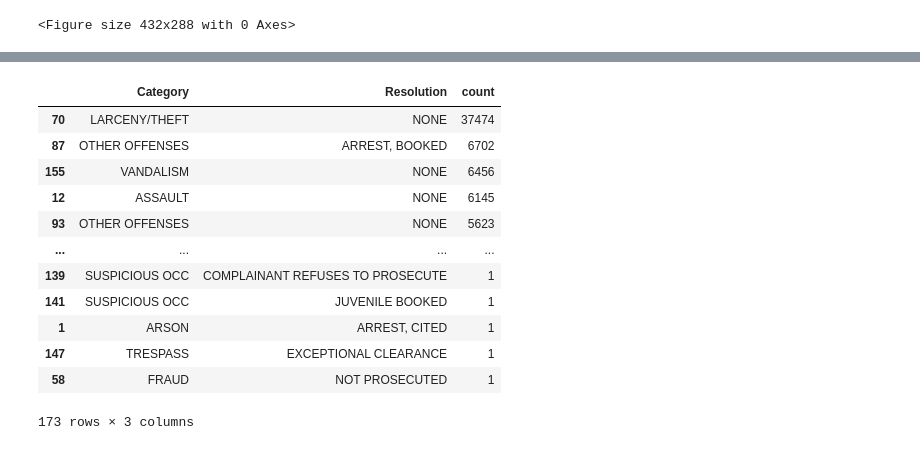
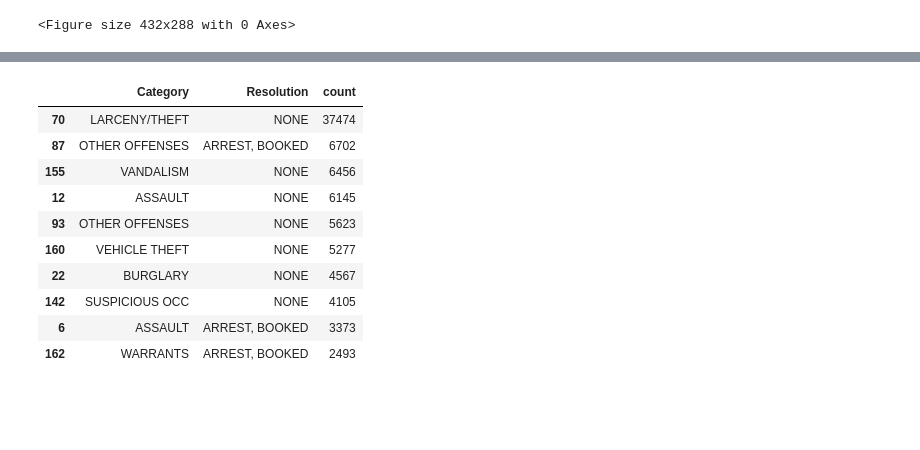
Before and after one commit to michellegillis/SFPD_Crime_Stats_Project, a Jupyter notebook: sf_crime_incident_number.ipynb, the cells around one changed output, grey strips where cells are left out. Drawn from its saved outputs; the diff is of its cells as text; code cells hidden in the pictures; blank space fills up the shorter version.

```diff
--- a/sf_crime_incident_number.ipynb
+++ b/sf_crime_incident_number.ipynb
@@ -158,16 +142,14 @@ fig
 # %%
-sfpd_incnum.groupby(['Category','Resolution']).size().reset_index(name='count').sort_values(by='count',ascending=False)
+sfpd_incnum.groupby(['Category','Resolution']).size().reset_index(name='count').sort_values(by='count',ascending=False).head(10)
 # %% [output]
 |  | Category | Resolution | count |
 | 70 | LARCENY/THEFT | NONE | 37474 |
 | 87 | OTHER OFFENSES | ARREST, BOOKED | 6702 |
 | 155 | VANDALISM | NONE | 6456 |
 | 12 | ASSAULT | NONE | 6145 |
 | 93 | OTHER OFFENSES | NONE | 5623 |
-| ... | ... | ... | ... |
-| 139 | SUSPICIOUS OCC | COMPLAINANT REFUSES TO PROSECUTE | 1 |
-| 141 | SUSPICIOUS OCC | JUVENILE BOOKED | 1 |
-| 1 | ARSON | ARREST, CITED | 1 |
-| 147 | TRESPASS | EXCEPTIONAL CLEARANCE | 1 |
-| 58 | FRAUD | NOT PROSECUTED | 1 |
+| 160 | VEHICLE THEFT | NONE | 5277 |
+| 22 | BURGLARY | NONE | 4567 |
+| 142 | SUSPICIOUS OCC | NONE | 4105 |
+| 6 | ASSAULT | ARREST, BOOKED | 3373 |
+| 162 | WARRANTS | ARREST, BOOKED | 2493 |
-173 rows × 3 columns
```
Also changed, not shown: parts of 10 cells of this notebook, 1 other file.
